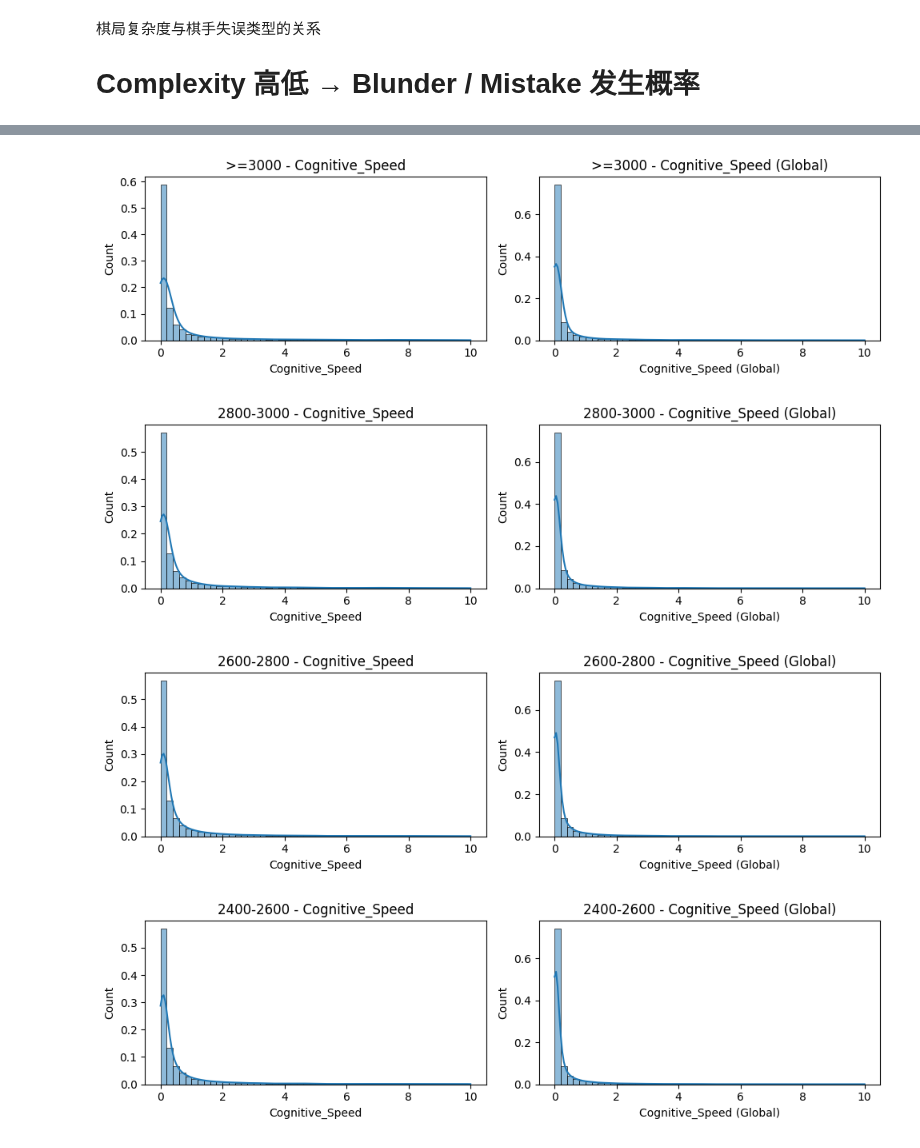
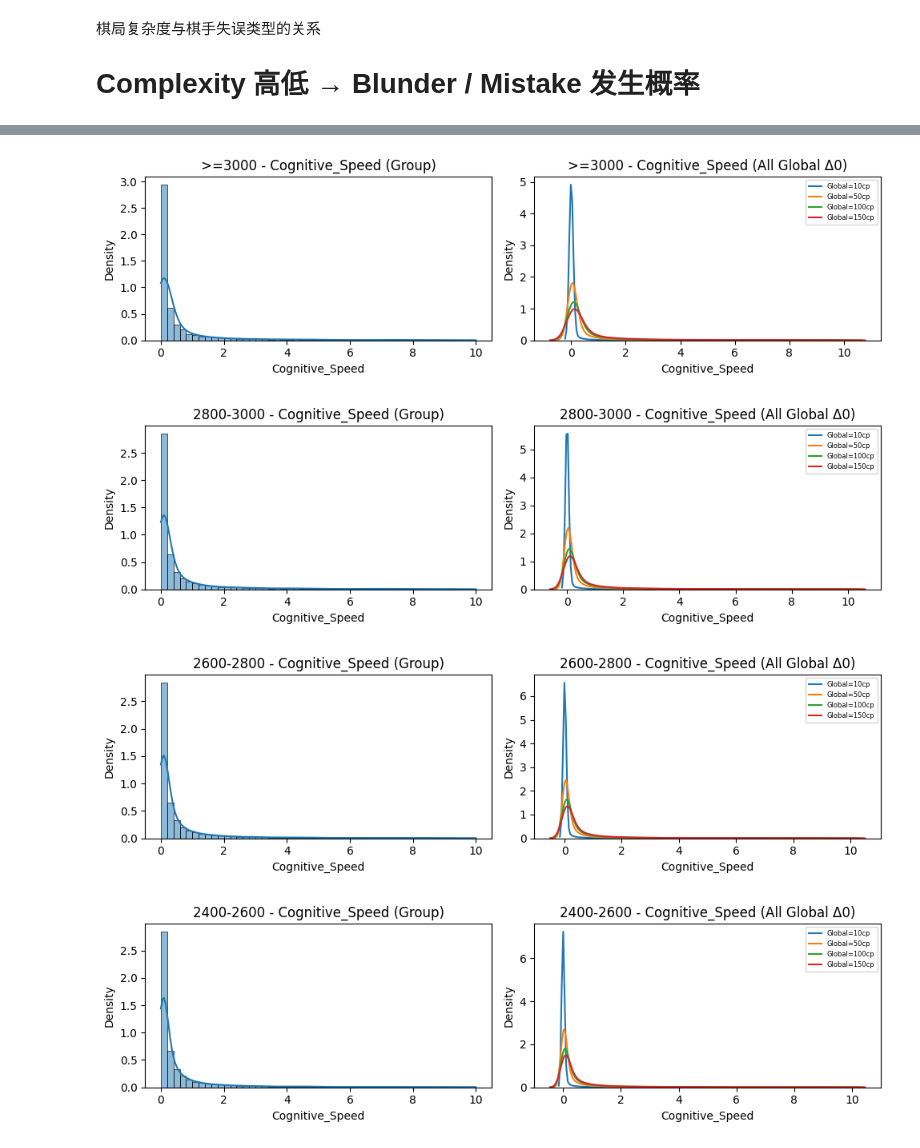
Before and after one commit to zZimablueee/Chess, a Jupyter notebook: complexity/delta_0/delta2.ipynb, the cells around one changed output, grey strips where cells are left out. Saved outputs shown, nothing was run; the diff lists cells and outputs as text; code cells hidden in the pictures.

```diff
--- a/complexity/delta_0/delta2.ipynb
+++ b/complexity/delta_0/delta2.ipynb
@@ -100,13 +190,6 @@ print("计算完成！")
 # %%
-time_complex['Game_Length'] = (
-    time_complex.groupby('uid')['Move_Idx'].transform('max')
-)
-
-time_complex['Progress'] = (
-    time_complex['Move_Idx'] / time_complex['Game_Length']
-)
 complex_drop_opening = time_complex[
-    (time_complex['Progress'] > 0.20) &   # 去掉前15%
-    (time_complex['Is_Forced'] == 0)
+    (time_complex['Progress'] > 0.15) &   # 去掉前15%
+    (time_complex['Is_Forced'] == 0)      # 去掉强制走子
 ].copy()
 # %%
@@ -591,36 +722,55 @@ plot_hist_compare_by_elo(
 # %%
-def plot_hist_compare_by_elo(df, elo_order, bins=50, kde=True):
+def plot_cognitive_speed_by_elo(df, elo_order, bins=50, kde=True):
+    # 自动找所有 Global Cognitive_Speed 列
+    global_cols = [col for col in df.columns if col.startswith("Cognitive_Speed(Global=")]
+
     for elo in elo_order:
         sub_df = df[df['ELO_Group'] == elo]
 
-        values_local = sub_df['Cognitive_Speed'].dropna()
-        values_global = sub_df['Cognitive_Speed(Global)'].dropna()
-
         fig, axes = plt.subplots(1, 2, figsize=(10, 3))
 
+        # ----------------------------
         # 左图：Group-specific Cognitive_Speed
-        sns.histplot(values_local, bins=bins, kde=kde, ax=axes[0], stat='probability',)
-        axes[0].set_title(f"{elo} - Cognitive_Speed")
+        # ----------------------------
+        sns.histplot(
+            sub_df['Cognitive_Speed'].dropna(),
+            bins=bins,
+            kde=kde,
+            stat='density',  # 用 density 而不是 count
+            ax=axes[0]
+        )
+        axes[0].set_title(f"{elo} - Cognitive_Speed (Group)")
         axes[0].set_xlabel("Cognitive_Speed")
-        axes[0].set_ylabel("Count")
+        axes[0].set_ylabel("Density")
 
-        # 右图：Global Cognitive_Speed
-        sns.histplot(values_global, bins=bins, kde=kde, ax=axes[1], stat='probability',)
-        axes[1].set_title(f"{elo} - Cognitive_Speed (Global)")
-        axes[1].set_xlabel("Cognitive_Speed (Global)")
-        axes[1].set_ylabel("Count")
+        # ----------------------------
+        # 右图：叠加所有 Global Δ0 Cognitive_Speed
+        # ----------------------------
+        for col in global_cols:
+            sns.kdeplot(
+                sub_df[col].dropna(),
+                ax=axes[1],
+                label=col.replace("Cognitive_Speed(", "").replace(")", "")
+            )
+
+        axes[1].set_title(f"{elo} - Cognitive_Speed (All Global Δ0)")
+        axes[1].set_xlabel("Cognitive_Speed")
+        axes[1].set_ylabel("Density")
+        axes[1].legend(fontsize=6)
 
         plt.tight_layout()
         plt.show()
 
-plot_hist_compare_by_elo(
+
+# 调用函数
+plot_cognitive_speed_by_elo(
     df=errors_df,
     elo_order=elo_order,
     bins=50,
     kde=True
 )
 # %% [output]
-[figure, old version]
+[figure, new version]
-[figure, old version]
+[figure, new version]
-[figure, old version]
+[figure, new version]
-[figure, old version]
+[figure, new version]
```
Also changed, not shown: parts of 31 cells of this notebook.
